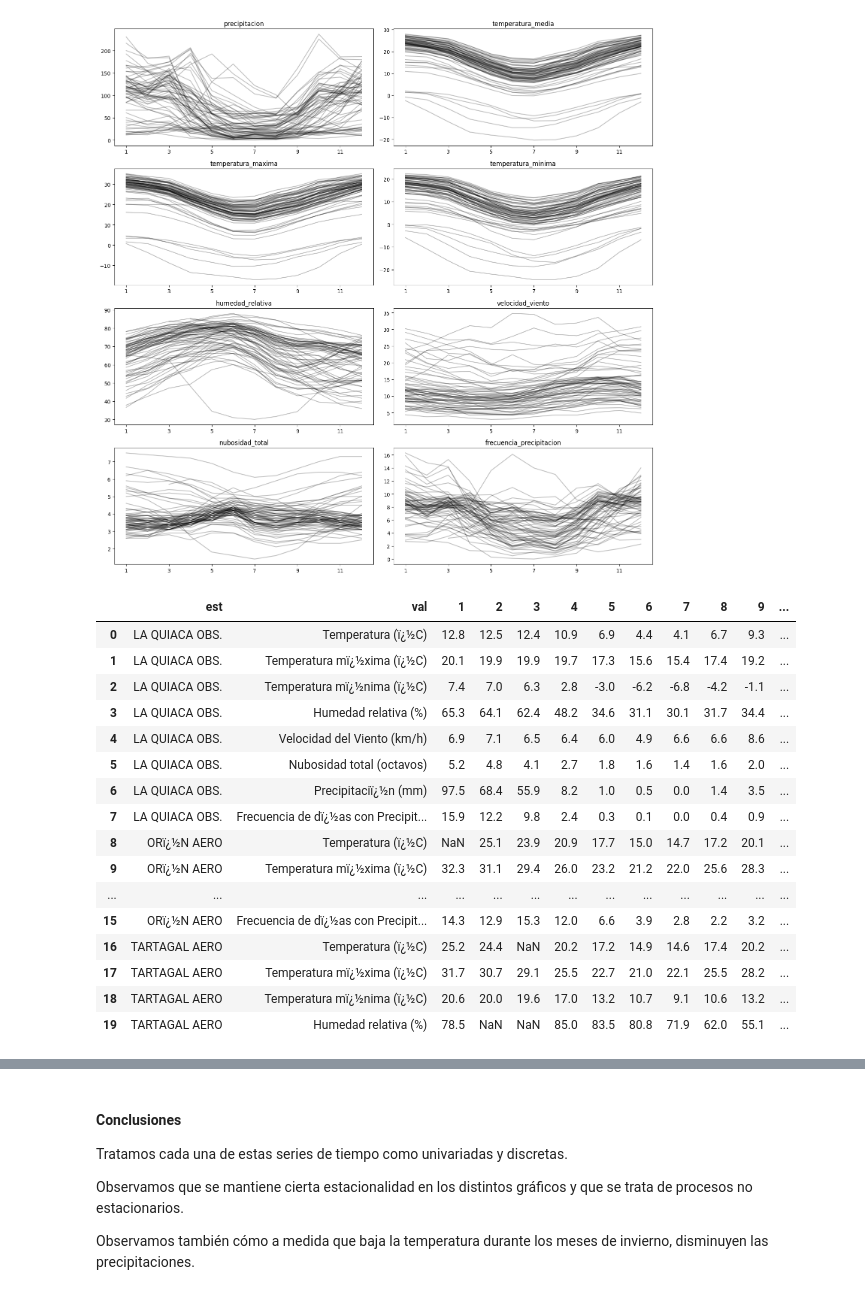
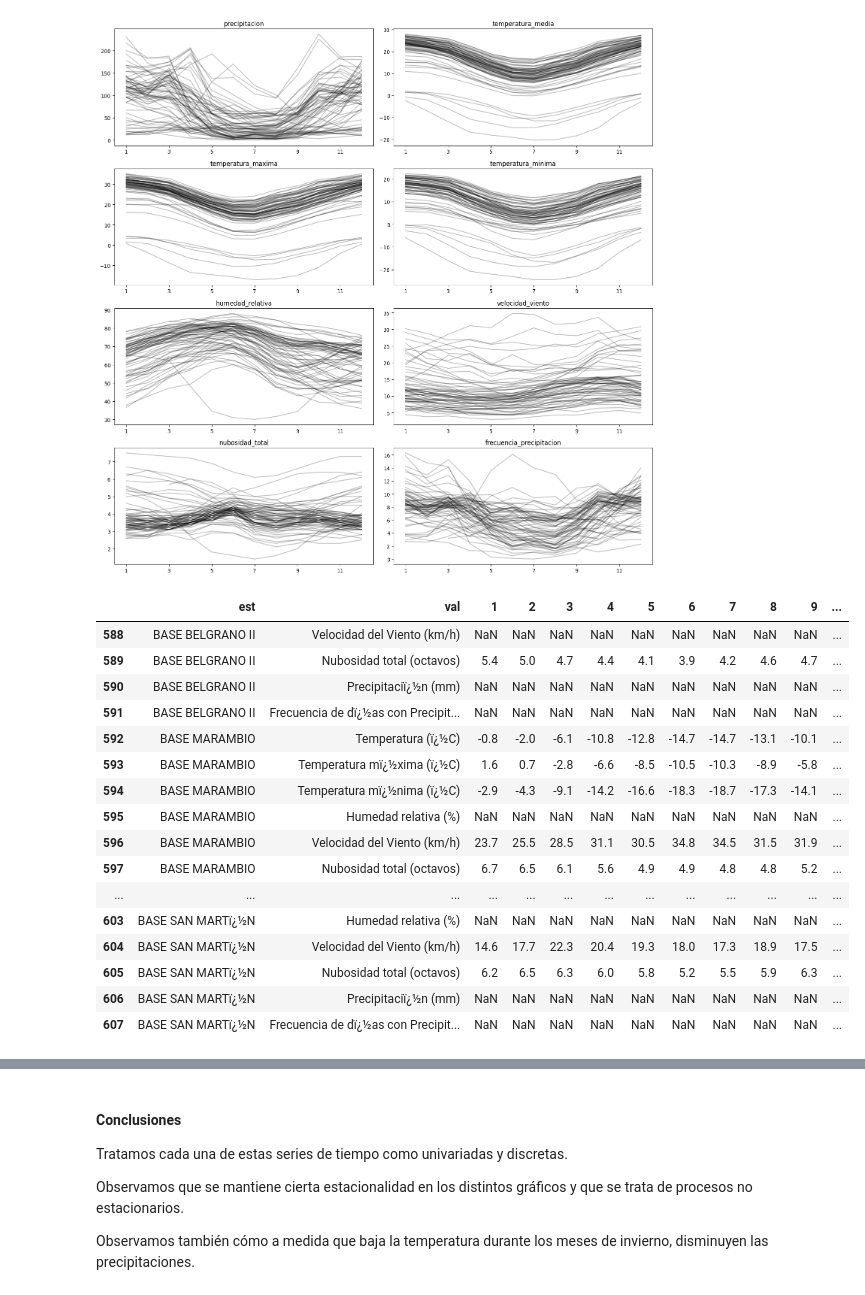
Before and after one commit to marianataglio/seriestemporales, a Jupyter notebook: ej_1.ipynb, the cells around one changed output, grey strips where cells are left out. Drawn from its saved outputs; the diff is of its cells as text; code cells hidden in the pictures.

```diff
--- a/ej_1.ipynb
+++ b/ej_1.ipynb
@@ -192,22 +192,22 @@ def plot_combined_metrics_for_location(location, metrics):
     plt.tight_layout(pad=3.0)
     plt.show()
 # %%
-temp.head(20)
+temp.tail(20)
 # %% [output]
 |  | est | val | 1 | 2 | 3 | 4 | 5 | 6 | 7 | 8 | 9 | ... |
-| 0 | LA QUIACA OBS. | Temperatura (ï¿½C) | 12.8 | 12.5 | 12.4 | 10.9 | 6.9 | 4.4 | 4.1 | 6.7 | 9.3 | ... |
-| 1 | LA QUIACA OBS. | Temperatura mï¿½xima (ï¿½C) | 20.1 | 19.9 | 19.9 | 19.7 | 17.3 | 15.6 | 15.4 | 17.4 | 19.2 | ... |
-| 2 | LA QUIACA OBS. | Temperatura mï¿½nima (ï¿½C) | 7.4 | 7.0 | 6.3 | 2.8 | -3.0 | -6.2 | -6.8 | -4.2 | -1.1 | ... |
-| 3 | LA QUIACA OBS. | Humedad relativa (%) | 65.3 | 64.1 | 62.4 | 48.2 | 34.6 | 31.1 | 30.1 | 31.7 | 34.4 | ... |
-| 4 | LA QUIACA OBS. | Velocidad del Viento (km/h) | 6.9 | 7.1 | 6.5 | 6.4 | 6.0 | 4.9 | 6.6 | 6.6 | 8.6 | ... |
-| 5 | LA QUIACA OBS. | Nubosidad total (octavos) | 5.2 | 4.8 | 4.1 | 2.7 | 1.8 | 1.6 | 1.4 | 1.6 | 2.0 | ... |
-| 6 | LA QUIACA OBS. | Precipitaciï¿½n (mm) | 97.5 | 68.4 | 55.9 | 8.2 | 1.0 | 0.5 | 0.0 | 1.4 | 3.5 | ... |
-| 7 | LA QUIACA OBS. | Frecuencia de dï¿½as con Precipit... | 15.9 | 12.2 | 9.8 | 2.4 | 0.3 | 0.1 | 0.0 | 0.4 | 0.9 | ... |
-| 8 | ORï¿½N AERO | Temperatura (ï¿½C) | NaN | 25.1 | 23.9 | 20.9 | 17.7 | 15.0 | 14.7 | 17.2 | 20.1 | ... |
-| 9 | ORï¿½N AERO | Temperatura mï¿½xima (ï¿½C) | 32.3 | 31.1 | 29.4 | 26.0 | 23.2 | 21.2 | 22.0 | 25.6 | 28.3 | ... |
+| 588 | BASE BELGRANO II | Velocidad del Viento (km/h) | NaN | NaN | NaN | NaN | NaN | NaN | NaN | NaN | NaN | ... |
+| 589 | BASE BELGRANO II | Nubosidad total (octavos) | 5.4 | 5.0 | 4.7 | 4.4 | 4.1 | 3.9 | 4.2 | 4.6 | 4.7 | ... |
+| 590 | BASE BELGRANO II | Precipitaciï¿½n (mm) | NaN | NaN | NaN | NaN | NaN | NaN | NaN | NaN | NaN | ... |
+| 591 | BASE BELGRANO II | Frecuencia de dï¿½as con Precipit... | NaN | NaN | NaN | NaN | NaN | NaN | NaN | NaN | NaN | ... |
+| 592 | BASE MARAMBIO | Temperatura (ï¿½C) | -0.8 | -2.0 | -6.1 | -10.8 | -12.8 | -14.7 | -14.7 | -13.1 | -10.1 | ... |
+| 593 | BASE MARAMBIO | Temperatura mï¿½xima (ï¿½C) | 1.6 | 0.7 | -2.8 | -6.6 | -8.5 | -10.5 | -10.3 | -8.9 | -5.8 | ... |
+| 594 | BASE MARAMBIO | Temperatura mï¿½nima (ï¿½C) | -2.9 | -4.3 | -9.1 | -14.2 | -16.6 | -18.3 | -18.7 | -17.3 | -14.1 | ... |
+| 595 | BASE MARAMBIO | Humedad relativa (%) | NaN | NaN | NaN | NaN | NaN | NaN | NaN | NaN | NaN | ... |
+| 596 | BASE MARAMBIO | Velocidad del Viento (km/h) | 23.7 | 25.5 | 28.5 | 31.1 | 30.5 | 34.8 | 34.5 | 31.5 | 31.9 | ... |
+| 597 | BASE MARAMBIO | Nubosidad total (octavos) | 6.7 | 6.5 | 6.1 | 5.6 | 4.9 | 4.9 | 4.8 | 4.8 | 5.2 | ... |
 | ... | ... | ... | ... | ... | ... | ... | ... | ... | ... | ... | ... | ... |
-| 15 | ORï¿½N AERO | Frecuencia de dï¿½as con Precipit... | 14.3 | 12.9 | 15.3 | 12.0 | 6.6 | 3.9 | 2.8 | 2.2 | 3.2 | ... |
-| 16 | TARTAGAL AERO | Temperatura (ï¿½C) | 25.2 | 24.4 | NaN | 20.2 | 17.2 | 14.9 | 14.6 | 17.4 | 20.2 | ... |
-| 17 | TARTAGAL AERO | Temperatura mï¿½xima (ï¿½C) | 31.7 | 30.7 | 29.1 | 25.5 | 22.7 | 21.0 | 22.1 | 25.5 | 28.2 | ... |
-| 18 | TARTAGAL AERO | Temperatura mï¿½nima (ï¿½C) | 20.6 | 20.0 | 19.6 | 17.0 | 13.2 | 10.7 | 9.1 | 10.6 | 13.2 | ... |
-| 19 | TARTAGAL AERO | Humedad relativa (%) | 78.5 | NaN | NaN | 85.0 | 83.5 | 80.8 | 71.9 | 62.0 | 55.1 | ... |
+| 603 | BASE SAN MARTï¿½N | Humedad relativa (%) | NaN | NaN | NaN | NaN | NaN | NaN | NaN | NaN | NaN | ... |
+| 604 | BASE SAN MARTï¿½N | Velocidad del Viento (km/h) | 14.6 | 17.7 | 22.3 | 20.4 | 19.3 | 18.0 | 17.3 | 18.9 | 17.5 | ... |
+| 605 | BASE SAN MARTï¿½N | Nubosidad total (octavos) | 6.2 | 6.5 | 6.3 | 6.0 | 5.8 | 5.2 | 5.5 | 5.9 | 6.3 | ... |
+| 606 | BASE SAN MARTï¿½N | Precipitaciï¿½n (mm) | NaN | NaN | NaN | NaN | NaN | NaN | NaN | NaN | NaN | ... |
+| 607 | BASE SAN MARTï¿½N | Frecuencia de dï¿½as con Precipit... | NaN | NaN | NaN | NaN | NaN | NaN | NaN | NaN | NaN | ... |
```
Also changed, not shown: parts of 4 cells of this notebook.
